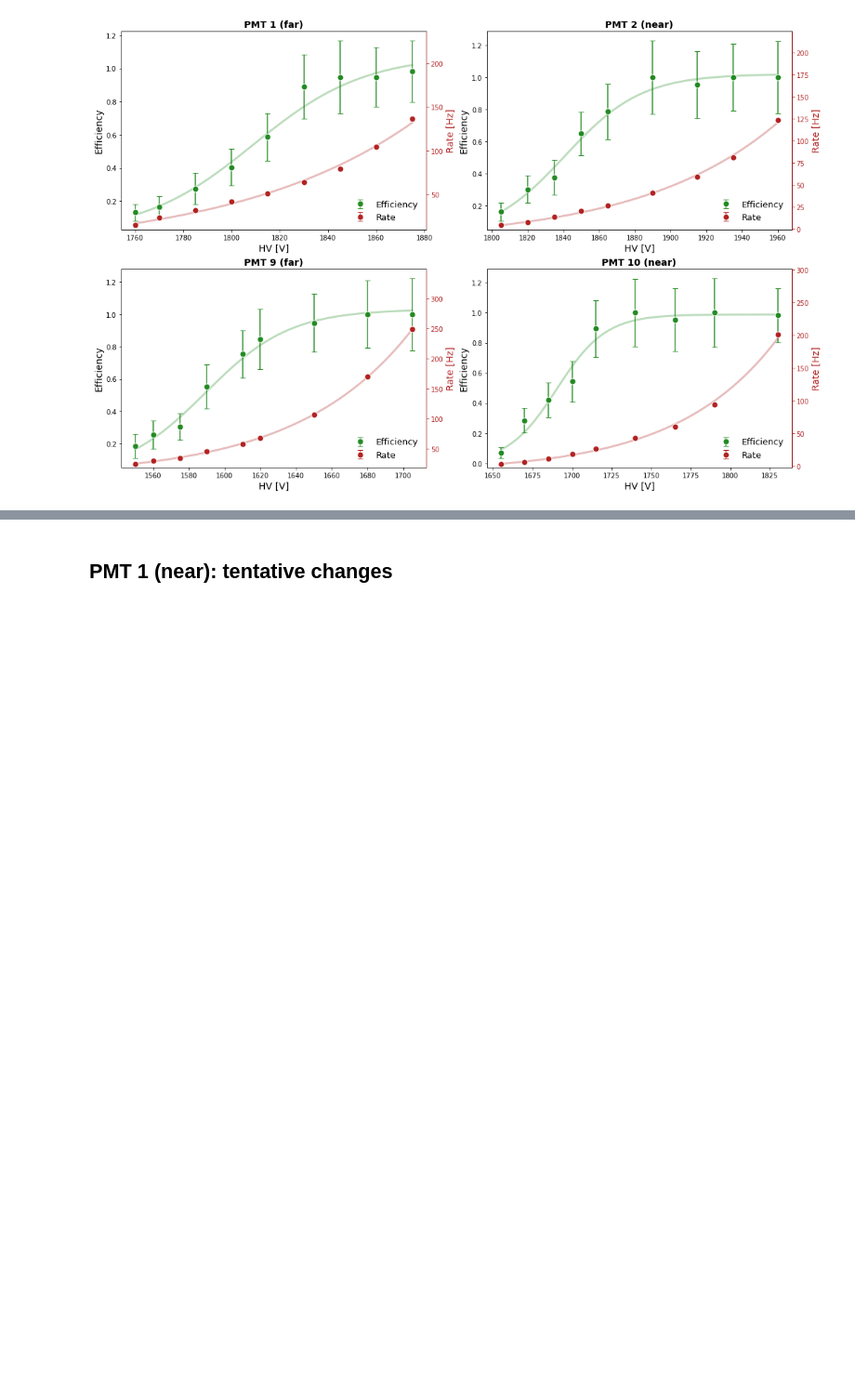
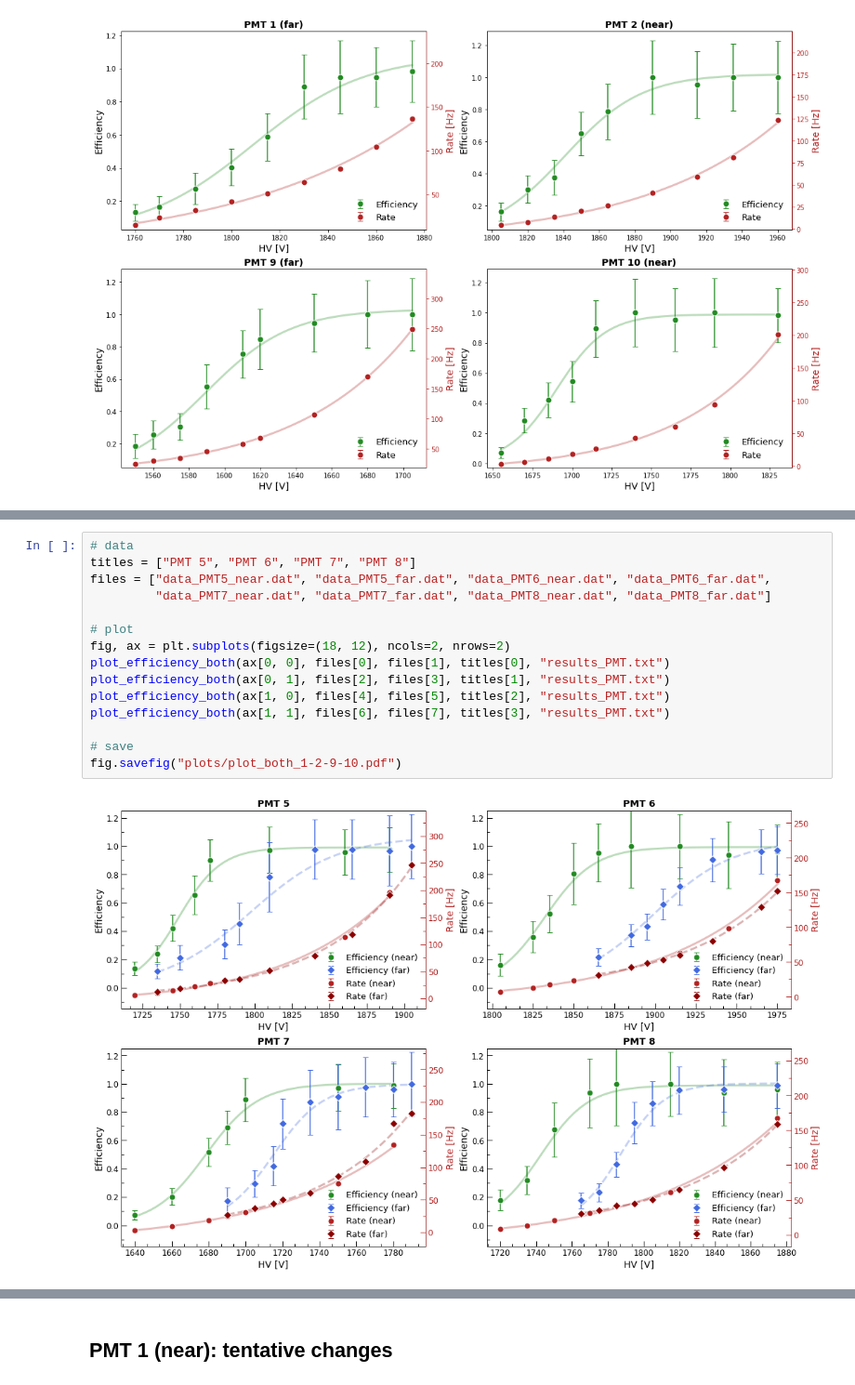
Before and after one commit to trRiccardo/MuonLifetime, a Jupyter notebook: data_PMT/analysis.ipynb, the cells around one changed output, grey strips where cells are left out. Shown at 93% size. Drawn from its saved outputs; the diff is of its cells as text; blank space fills up the shorter version.

```diff
--- a/data_PMT/analysis.ipynb
+++ b/data_PMT/analysis.ipynb
@@ -330,0 +357,17 @@ fig.savefig("plots/plot_both_1-2-9-10.pdf")
+# %%
+# data
+titles = ["PMT 5", "PMT 6", "PMT 7", "PMT 8"]
+files = ["data_PMT5_near.dat", "data_PMT5_far.dat", "data_PMT6_near.dat", "data_PMT6_far.dat",
+         "data_PMT7_near.dat", "data_PMT7_far.dat", "data_PMT8_near.dat", "data_PMT8_far.dat"]
+
+# plot
+fig, ax = plt.subplots(figsize=(18, 12), ncols=2, nrows=2)
+plot_efficiency_both(ax[0, 0], files[0], files[1], titles[0], "results_PMT.txt")
+plot_efficiency_both(ax[0, 1], files[2], files[3], titles[1], "results_PMT.txt")
+plot_efficiency_both(ax[1, 0], files[4], files[5], titles[2], "results_PMT.txt")
+plot_efficiency_both(ax[1, 1], files[6], files[7], titles[3], "results_PMT.txt")
+
+# save
+fig.savefig("plots/plot_both_1-2-9-10.pdf")
+# %% [output]
+[figure, added]
```
Also changed, not shown: parts of 12 cells of this notebook, 17 other files.
